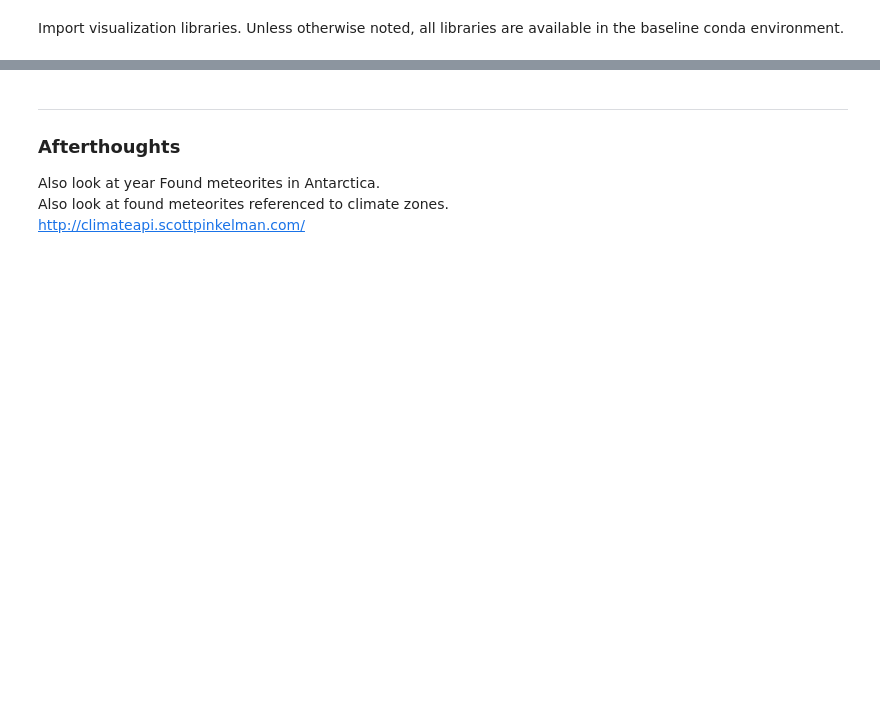
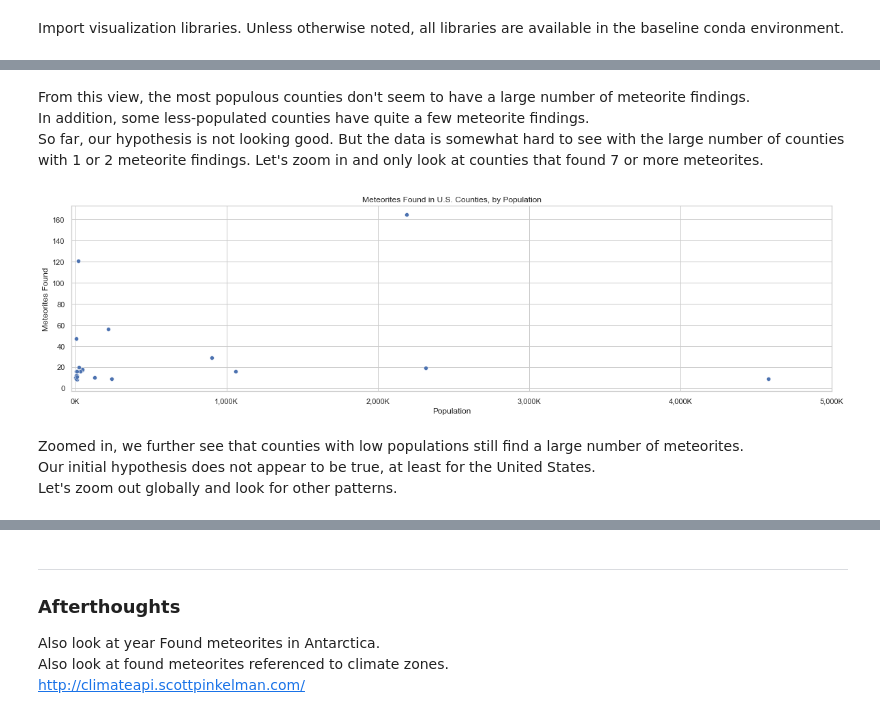
Before and after one commit to carl-schick-ds/meteorite-landings, a Jupyter notebook: meteorite-landings.ipynb, the cells around one changed output, grey strips where cells are left out. Saved outputs shown, nothing was run; the diff lists cells and outputs as text; code cells hidden in the pictures; blank space fills up the shorter version.

```diff
--- a/meteorite-landings.ipynb
+++ b/meteorite-landings.ipynb
@@ -233,0 +309,14 @@ from IPython.display import display
+# %% [markdown]
+From this view, the most populous counties don't seem to have a large number of meteorite findings.
+In addition, some less-populated counties have quite a few meteorite findings.
+So far, our hypothesis is not looking good.  But the data is somewhat hard to see with the large number of counties with 1 or 2 meteorite findings.
+Let's zoom in and only look at counties that found 7 or more meteorites.
+# %%
+# Filter for meteorite counts greater than 7
+graph_met_to_pop(us_county_data[us_county_data['meteorite_count'] > 7])
+# %% [output]
+[figure, added]
+# %% [markdown]
+Zoomed in, we further see that counties with low populations still find a large number of meteorites.
+Our initial hypothesis does not appear to be true, at least for the United States.
+Let's zoom out globally and look for other patterns.
```
Also changed, not shown: parts of 27 cells of this notebook.
